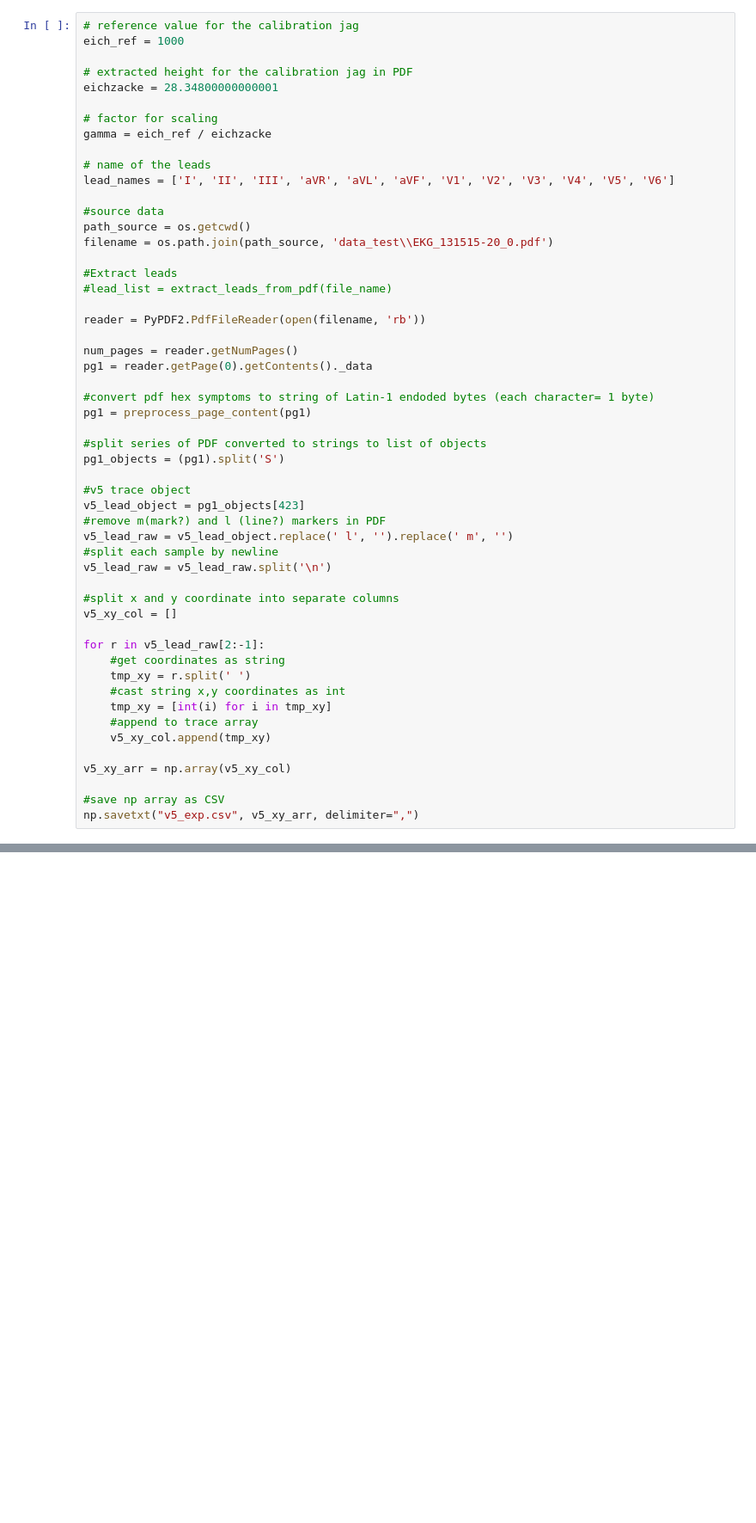
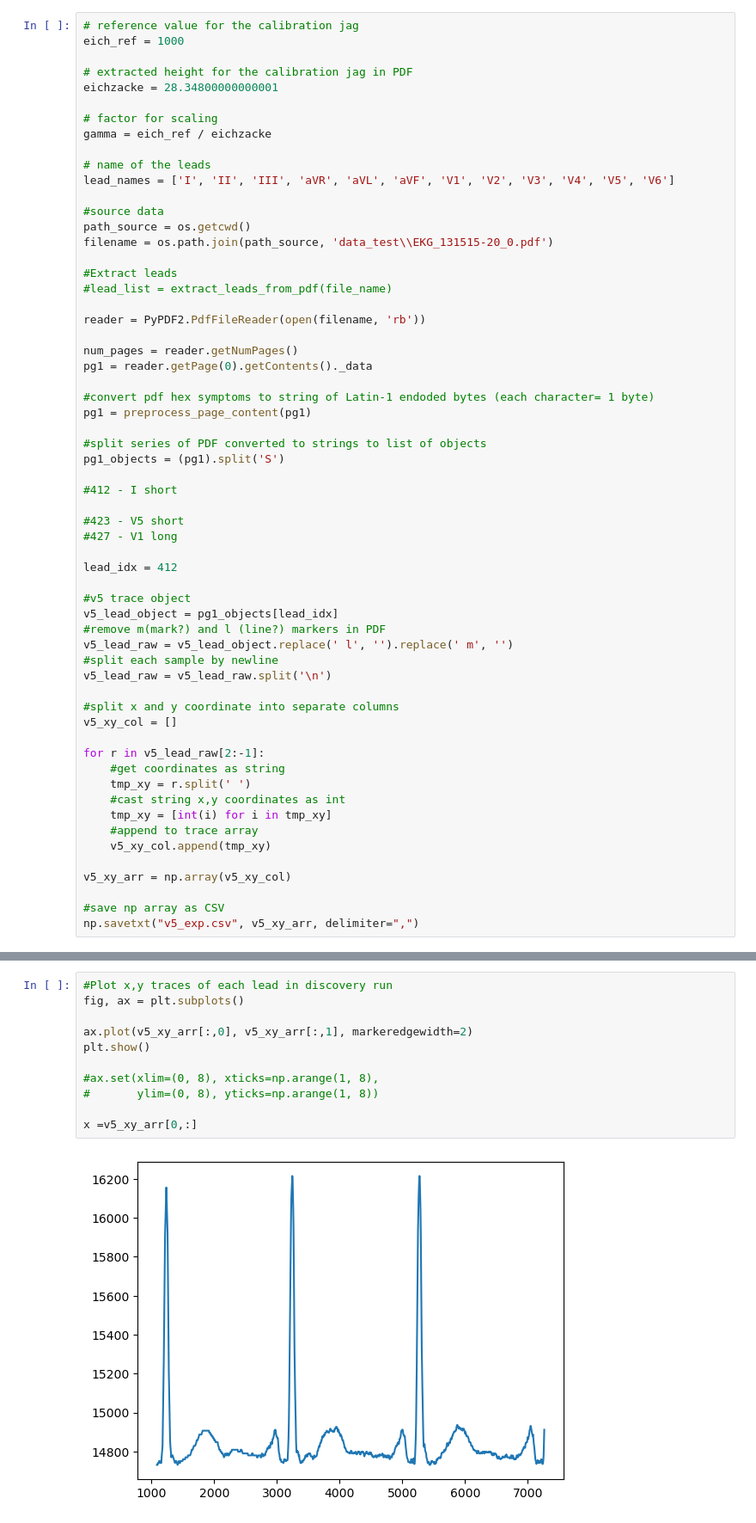
Before and after one commit to rzemla/ECG_pipeline, a Jupyter notebook: trial_extractor_script_V1.ipynb, the cells around one changed output, grey strips where cells are left out. Shown: that part at 86% size. Cells and saved outputs as stored; diff of their text form; blank space fills up the shorter version.

Commit message:
discovery plots

```diff
--- a/trial_extractor_script_V1.ipynb
+++ b/trial_extractor_script_V1.ipynb
@@ -42,8 +43,15 @@ pg1 = preprocess_page_content(pg1)
 #split series of PDF converted to strings to list of objects
 pg1_objects = (pg1).split('S')
 
+#412 - I short
+
+#423 - V5 short
+#427 - V1 long
+
+lead_idx = 412
+
 #v5 trace object
-v5_lead_object = pg1_objects[423]
+v5_lead_object = pg1_objects[lead_idx]
 #remove m(mark?) and l (line?) markers in PDF
 v5_lead_raw = v5_lead_object.replace(' l', '').replace(' m', '')
 #split each sample by newline
@@ -69,3 +77,16 @@ PdfReadWarning: Superfluous whitespace found in object header b'5' b'0' [pdf.py:
+# %%
+#Plot x,y traces of each lead in discovery run
+fig, ax = plt.subplots()
+
+ax.plot(v5_xy_arr[:,0], v5_xy_arr[:,1], markeredgewidth=2)
+plt.show()
+
+#ax.set(xlim=(0, 8), xticks=np.arange(1, 8),
+#       ylim=(0, 8), yticks=np.arange(1, 8))
+
+x =v5_xy_arr[0,:]
+# %% [output]
+[figure, added]
 # %%
 #calibration_marker
 cal_mark =pg1_objects[425]
```
Also changed, not shown: parts of 3 cells of this notebook, 1 other file.
